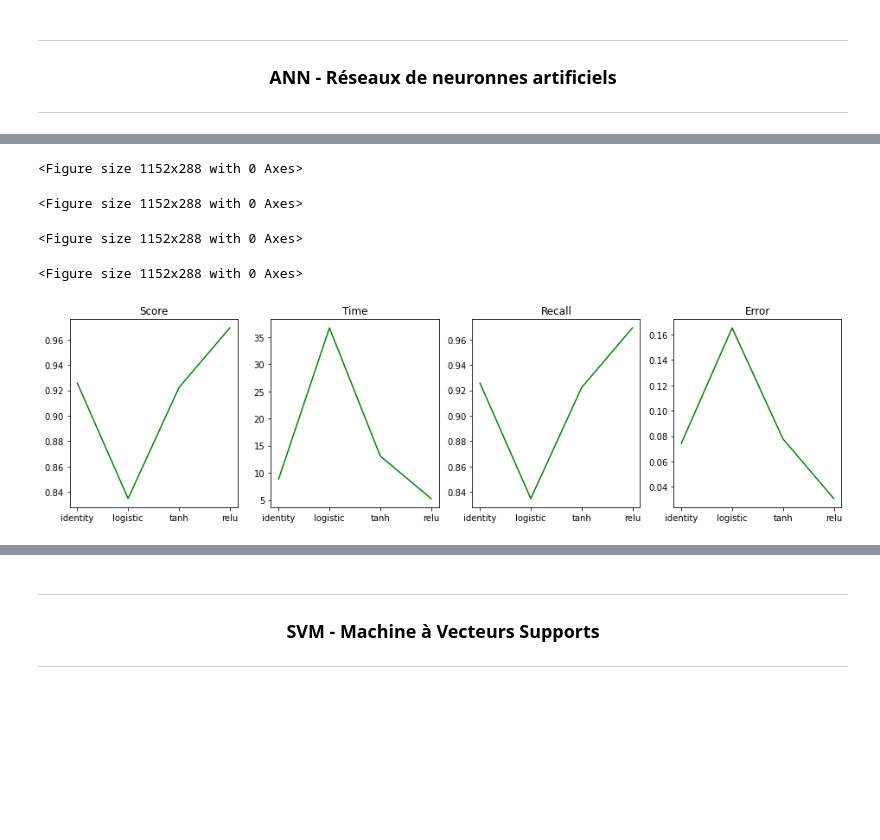
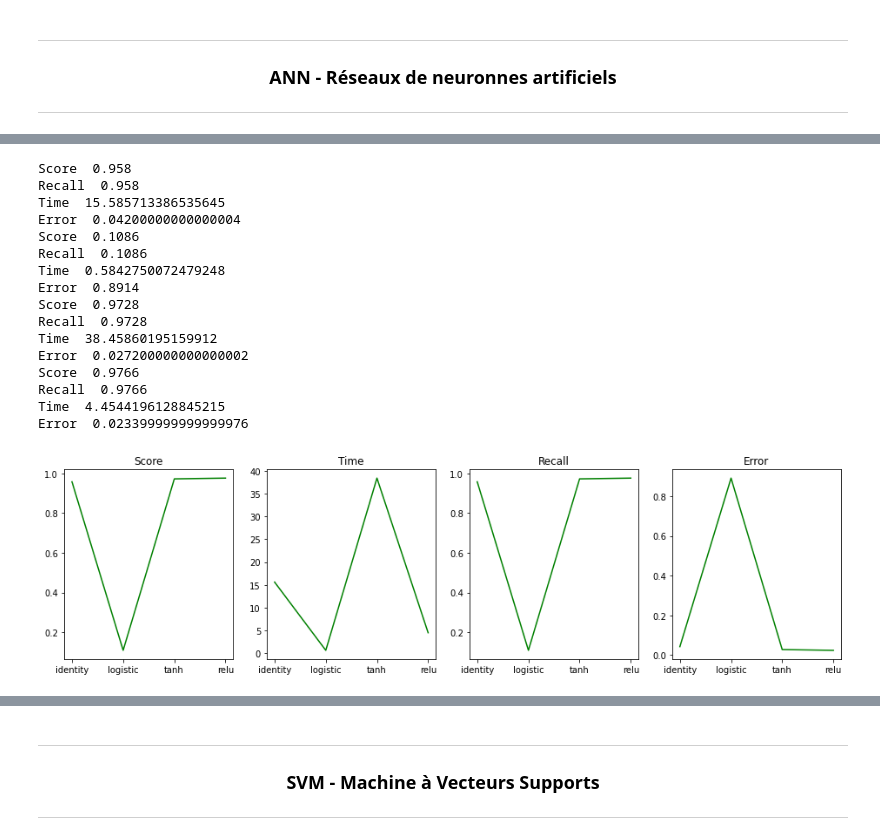
Before and after one commit to AurianeLRT/Apprentissag_Supervise, a Jupyter notebook: Apprentissage supervise.ipynb, the cells around one changed output, grey strips where cells are left out. Saved outputs shown, nothing was run; the diff lists cells and outputs as text; code cells hidden in the pictures; blank space fills up the shorter version.

```diff
--- a/Apprentissage supervise.ipynb
+++ b/Apprentissage supervise.ipynb
@@ -252,10 +254,9 @@ precision_score(clf.predict(data),target.values,average='micro')
 # %%
-# Varier le nombre de couches entre (2 et 100) de taille de 50 neuronnes
+# Varier le nombre de couches entre 1 et 20 de taille de 50 neurones
 precisions = []
-
-for i in range(2,30):
+for i in range(1,21):
     layers=tuple([10 for k in range(i)])
-    clf = MLPClassifier(hidden_layer_sizes=layers,max_iter=50).fit(xtrain,ytrain)
+    clf = MLPClassifier(hidden_layer_sizes=layers).fit(xtrain,ytrain)
     # Recalculer la précision du classifieur
     precisions.append(precision_score(clf.predict(mnist.data.values),mnist.target.values,average='micro'))
 # %%
@@ -319,7 +320,7 @@ layers = [130,130,130,130,130,130,130,130]
 for s in solvers:
     print("Solver ",s)
     begin = time.time()
-    clf = MLPClassifier(hidden_layer_sizes=layers,solver=s,verbose=True,max_iter=200).fit(xtrain,ytrain)
+    clf = MLPClassifier(hidden_layer_sizes=layers,solver=s,verbose=True,max_iter=400).fit(xtrain,ytrain)
     end = time.time()
     score = precision_score(clf.predict(data),target.values,average='micro')
     scores.append(score)
@@ -363,7 +364,7 @@ recalls = []
 errors = []
 for af in acti_functions:
     begin = time.time()
-    clf = MLPClassifier(hidden_layer_sizes=layers,solver='adam',max_iter = 400, activation=af,verbose=True).fit(xtrain,ytrain)
+    clf = MLPClassifier(hidden_layer_sizes=layers,solver='lbfgs',max_iter = 400, activation=af,verbose=True).fit(xtrain,ytrain)
     end = time.time()
     score = precision_score(clf.predict(data),target.values,average='micro')
     scores.append(score)
@@ -400,8 +389,20 @@ Error  0.03080000000000005
-<Figure size 1152x288 with 0 Axes>
+Score  0.958
+Recall  0.958
+Time  15.585713386535645
+Error  0.04200000000000004
+Score  0.1086
+Recall  0.1086
+Time  0.5842750072479248
+Error  0.8914
+Score  0.9728
+Recall  0.9728
+Time  38.45860195159912
+Error  0.027200000000000002
+Score  0.9766
+Recall  0.9766
+Time  4.4544196128845215
+Error  0.023399999999999976
-<Figure size 1152x288 with 0 Axes>
-<Figure size 1152x288 with 0 Axes>
-<Figure size 1152x288 with 0 Axes>
-[figure, old version]
+[figure, new version]
 # %%
 # Varier la valeur de la régularisation L2 (paramètre α).
 alphas=[x/1000 for x in range(1,1100,100)]
```
Also changed, not shown: parts of 12 cells of this notebook.
